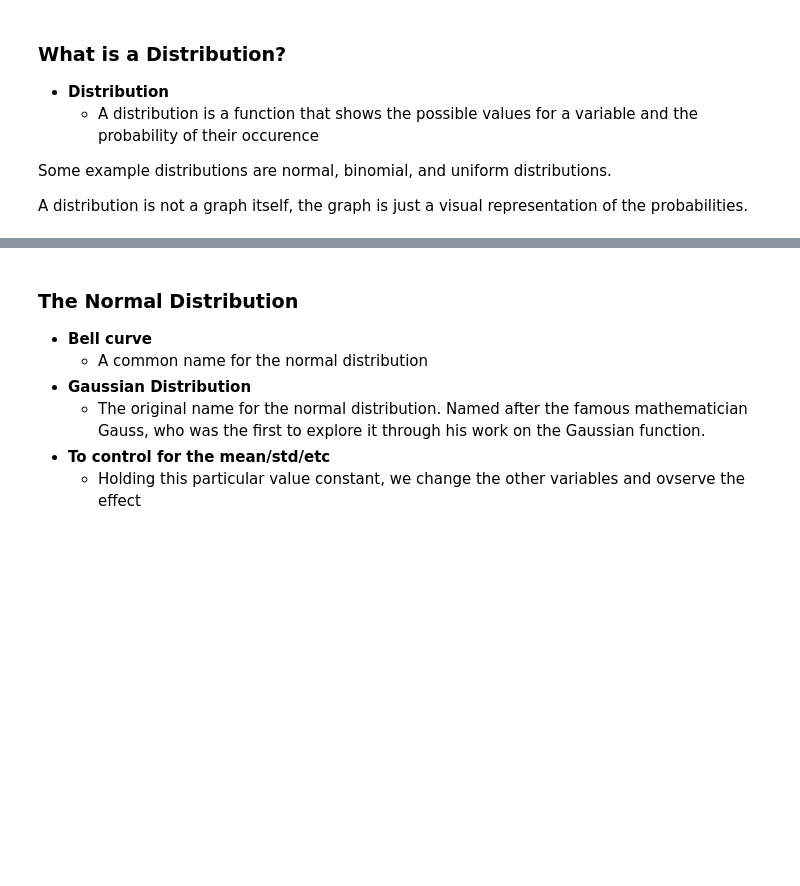
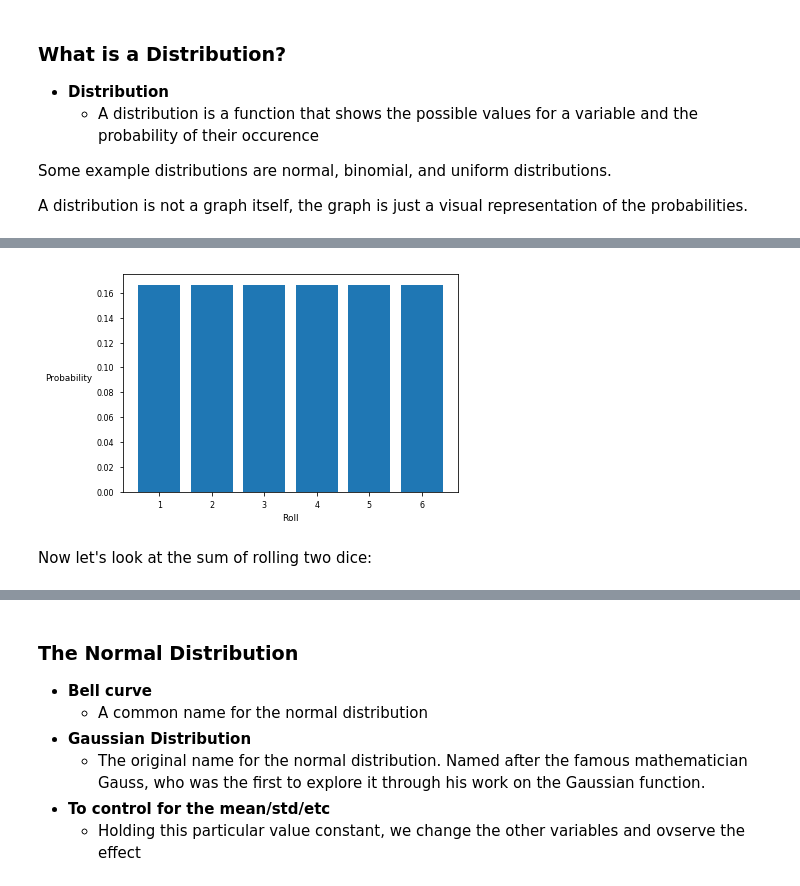
Before and after one commit to jmeguira/stats, a Jupyter notebook: stats_notebook.ipynb, the cells around one changed output, grey strips where cells are left out. Cells and saved outputs as stored; diff of their text form; code cells hidden in the pictures; blank space fills up the shorter version.

```diff
--- a/stats_notebook.ipynb
+++ b/stats_notebook.ipynb
@@ -892,0 +895,4 @@ A distribution is not a graph itself, the graph is just a visual representation
+# %%
+d = {'Roll' : [1,2,3,4,5,6], 'Probability' : [(1/6), (1/6), (1/6), (1/6), (1/6), (1/6)]}
+dice1 = pd.DataFrame(data = d, columns = ['Roll', 'Probability'])
+dice1.head(6)
@@ -893,3 +907,13 @@ A distribution is not a graph itself, the graph is just a visual representation
+# %%
+plt.bar(dice1['Roll'], dice1['Probability'])
+plt.xticks(range(1,7))
+plt.xlabel('Roll')
+plt.ylabel('Probability', rotation = 0, horizontalalignment = 'right')
+plt.show()
+# %% [output]
+[figure, added]
+# %% [markdown]
+Now let's look at the sum of rolling two dice:
 # %%
 #probability of rolling two dice
 
```
Also changed, not shown: parts of 10 cells of this notebook.
